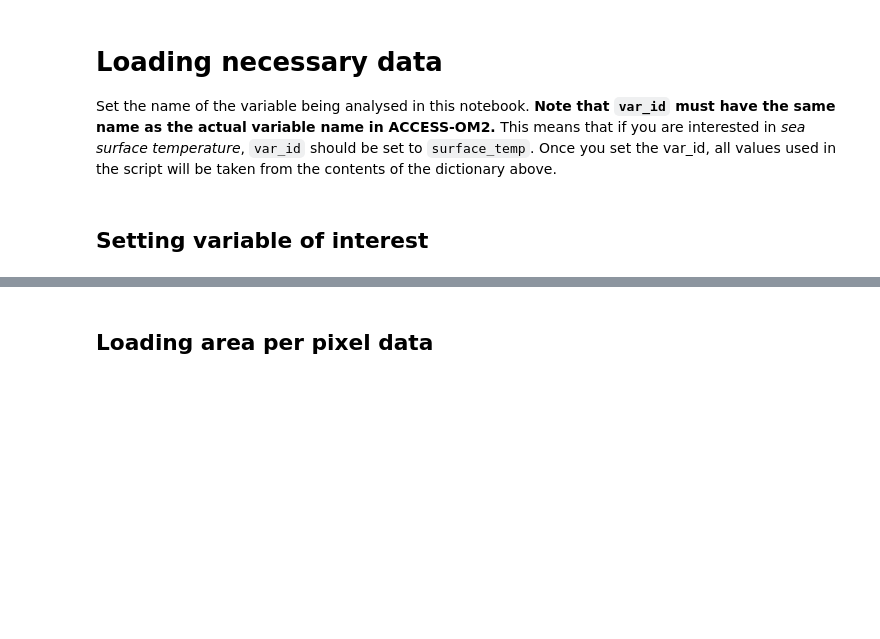
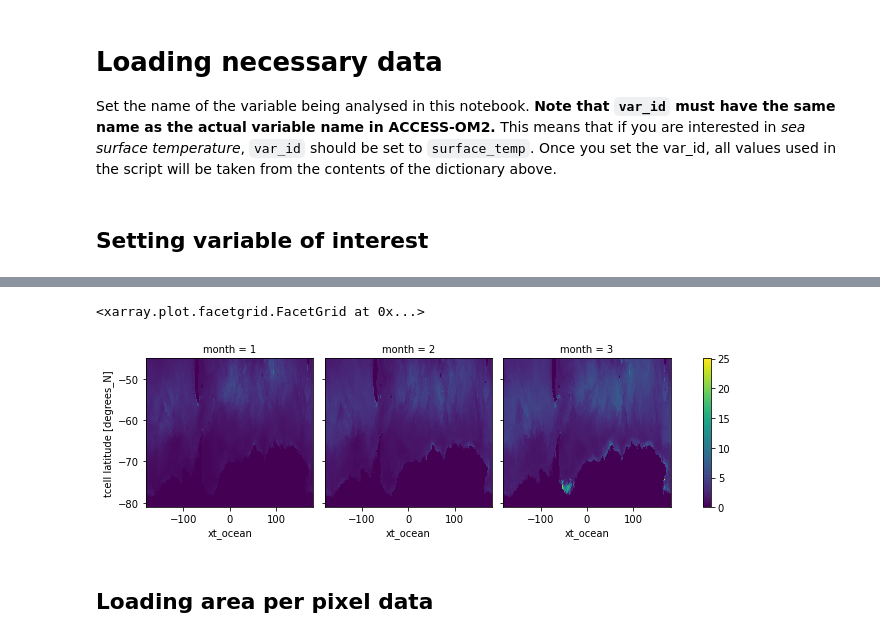
Before and after one commit to lidefi87/ACCESS_scripts_DFA, a Jupyter notebook: Scripts/ZonalStatistics.ipynb, the cells around one changed output, grey strips where cells are left out. Drawn from its saved outputs; the diff is of its cells as text; code cells hidden in the pictures; blank space fills up the shorter version.

Commit message:
Update ZonalStatistics.ipynb
Means with daily data are not working. Calculating climatologies with monthly data instead.

```diff
--- a/Scripts/ZonalStatistics.ipynb
+++ b/Scripts/ZonalStatistics.ipynb
@@ -185,3 +267,9 @@ var_id = 'mld'
+# %%
+z = xr.open_dataarray('MLD_Climatology_monthly_1979-2008.nc')
+z[0:3].plot(col = 'month')
+# %% [output]
+<xarray.plot.facetgrid.FacetGrid at 0x...>
+[figure, added]
 # %% [markdown]
 ## Loading area per pixel data
 # %%
```
Also changed, not shown: parts of 14 cells of this notebook.
